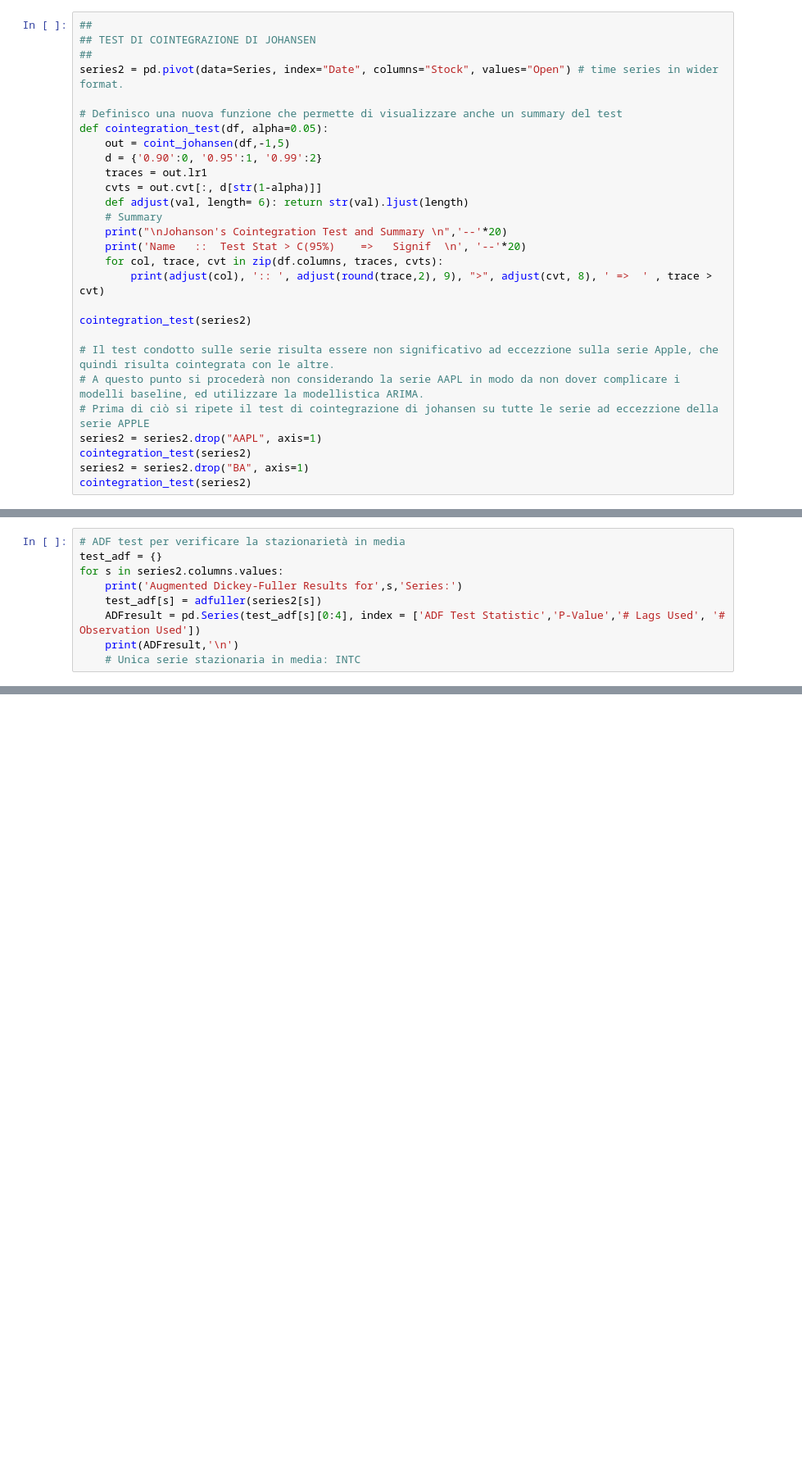
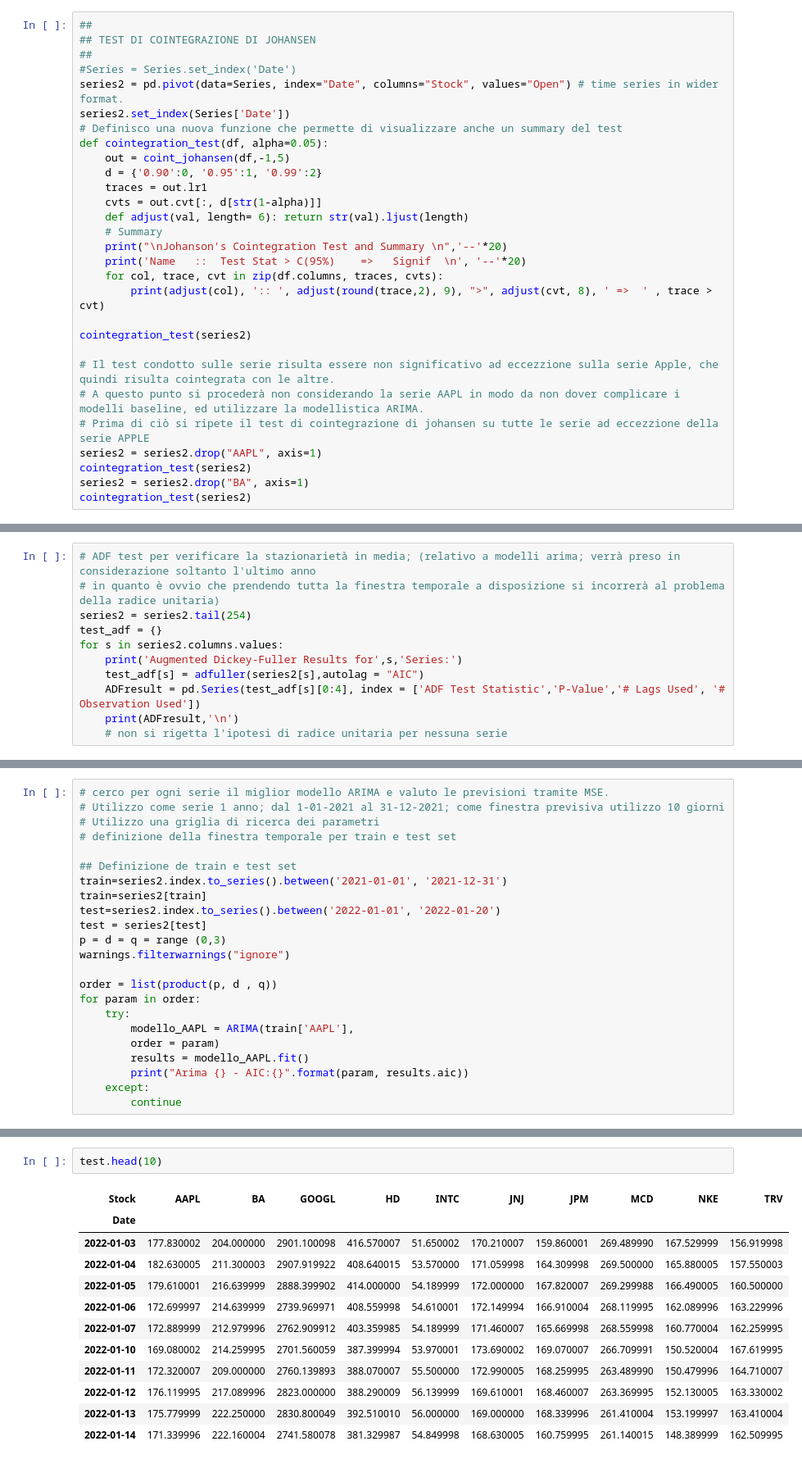
Before and after one commit to SalvatoreLatora/Stock-price-predictions-using-Neural-Networks, a Jupyter notebook: Code_exam.ipynb, the cells around one changed output, grey strips where cells are left out. Shown at 82% size. Drawn from its saved outputs; the diff is of its cells as text; blank space fills up the shorter version.

Commit message:
modellistica arima

```diff
--- a/Code_exam.ipynb
+++ b/Code_exam.ipynb
@@ -165,8 +122,9 @@ plt.show()
 ##
 ## TEST DI COINTEGRAZIONE DI JOHANSEN
 ##
+#Series = Series.set_index('Date')
 series2 = pd.pivot(data=Series, index="Date", columns="Stock", values="Open") # time series in wider format.
-
+series2.set_index(Series['Date'])
 # Definisco una nuova funzione che permette di visualizzare anche un summary del test
 def cointegration_test(df, alpha=0.05):
     out = coint_johansen(df,-1,5)
@@ -210,11 +152,13 @@ TRV    ::  1.44      > 4.1296    =>   False
 # %%
-# ADF test per verificare la stazionarietà in media
+# ADF test per verificare la stazionarietà in media; (relativo a modelli arima; verrà preso in considerazione soltanto l'ultimo anno
+# in quanto è ovvio che prendendo tutta la finestra temporale a disposizione si incorrerà al problema della radice unitaria)
+series2 = series2.tail(254)
 test_adf = {}
 for s in series2.columns.values:
     print('Augmented Dickey-Fuller Results for',s,'Series:')
-    test_adf[s] = adfuller(series2[s])
+    test_adf[s] = adfuller(series2[s],autolag = "AIC")
     ADFresult = pd.Series(test_adf[s][0:4], index = ['ADF Test Statistic','P-Value','# Lags Used', '# Observation Used'])
     print(ADFresult,'\n')
-    # Unica serie stazionaria in media: INTC
+    # non si rigetta l'ipotesi di radice unitaria per nessuna serie
 # %% [output]
 Augmented Dickey-Fuller Results for GOOGL Series:
@@ -236,0 +183,23 @@ dtype: float64
+# %%
+# cerco per ogni serie il miglior modello ARIMA e valuto le previsioni tramite MSE.
+# Utilizzo come serie 1 anno; dal 1-01-2021 al 31-12-2021; come finestra previsiva utilizzo 10 giorni
+# Utilizzo una griglia di ricerca dei parametri
+# definizione della finestra temporale per train e test set
+
+## Definizione de train e test set
+train=series2.index.to_series().between('2021-01-01', '2021-12-31')
+train=series2[train]
+test=series2.index.to_series().between('2022-01-01', '2022-01-20')
+test = series2[test]
+p = d = q = range (0,3)
+warnings.filterwarnings("ignore")
+
+order = list(product(p, d , q))
+for param in order:
+    try:
+        modello_AAPL = ARIMA(train['AAPL'],
+        order = param)
+        results = modello_AAPL.fit()
+        print("Arima {} - AIC:{}".format(param, results.aic))
+    except:
+        continue
@@ -236,0 +224,15 @@ dtype: float64
+# %%
+test.head(10)
+# %% [output]
+| Stock | AAPL | BA | GOOGL | HD | INTC | JNJ | JPM | MCD | NKE | TRV |
+| Date |  |  |  |  |  |  |  |  |  |  |
+| 2022-01-03 | 177.830002 | 204.000000 | 2901.100098 | 416.570007 | 51.650002 | 170.210007 | 159.860001 | 269.489990 | 167.529999 | 156.919998 |
+| 2022-01-04 | 182.630005 | 211.300003 | 2907.919922 | 408.640015 | 53.570000 | 171.059998 | 164.309998 | 269.500000 | 165.880005 | 157.550003 |
+| 2022-01-05 | 179.610001 | 216.639999 | 2888.399902 | 414.000000 | 54.189999 | 172.000000 | 167.820007 | 269.299988 | 166.490005 | 160.500000 |
+| 2022-01-06 | 172.699997 | 214.639999 | 2739.969971 | 408.559998 | 54.610001 | 172.149994 | 166.910004 | 268.119995 | 162.089996 | 163.229996 |
+| 2022-01-07 | 172.889999 | 212.979996 | 2762.909912 | 403.359985 | 54.189999 | 171.460007 | 165.669998 | 268.559998 | 160.770004 | 162.259995 |
+| 2022-01-10 | 169.080002 | 214.259995 | 2701.560059 | 387.399994 | 53.970001 | 173.690002 | 169.070007 | 266.709991 | 150.520004 | 167.619995 |
+| 2022-01-11 | 172.320007 | 209.000000 | 2760.139893 | 388.070007 | 55.500000 | 172.990005 | 168.259995 | 263.489990 | 150.479996 | 164.710007 |
+| 2022-01-12 | 176.119995 | 217.089996 | 2823.000000 | 388.290009 | 56.139999 | 169.610001 | 168.460007 | 263.369995 | 152.130005 | 163.330002 |
+| 2022-01-13 | 175.779999 | 222.250000 | 2830.800049 | 392.510010 | 56.000000 | 169.000000 | 168.339996 | 261.410004 | 153.199997 | 163.410004 |
+| 2022-01-14 | 171.339996 | 222.160004 | 2741.580078 | 381.329987 | 54.849998 | 168.630005 | 160.759995 | 261.140015 | 148.389999 | 162.509995 |
```
Also changed, not shown: parts of 14 cells of this notebook.
